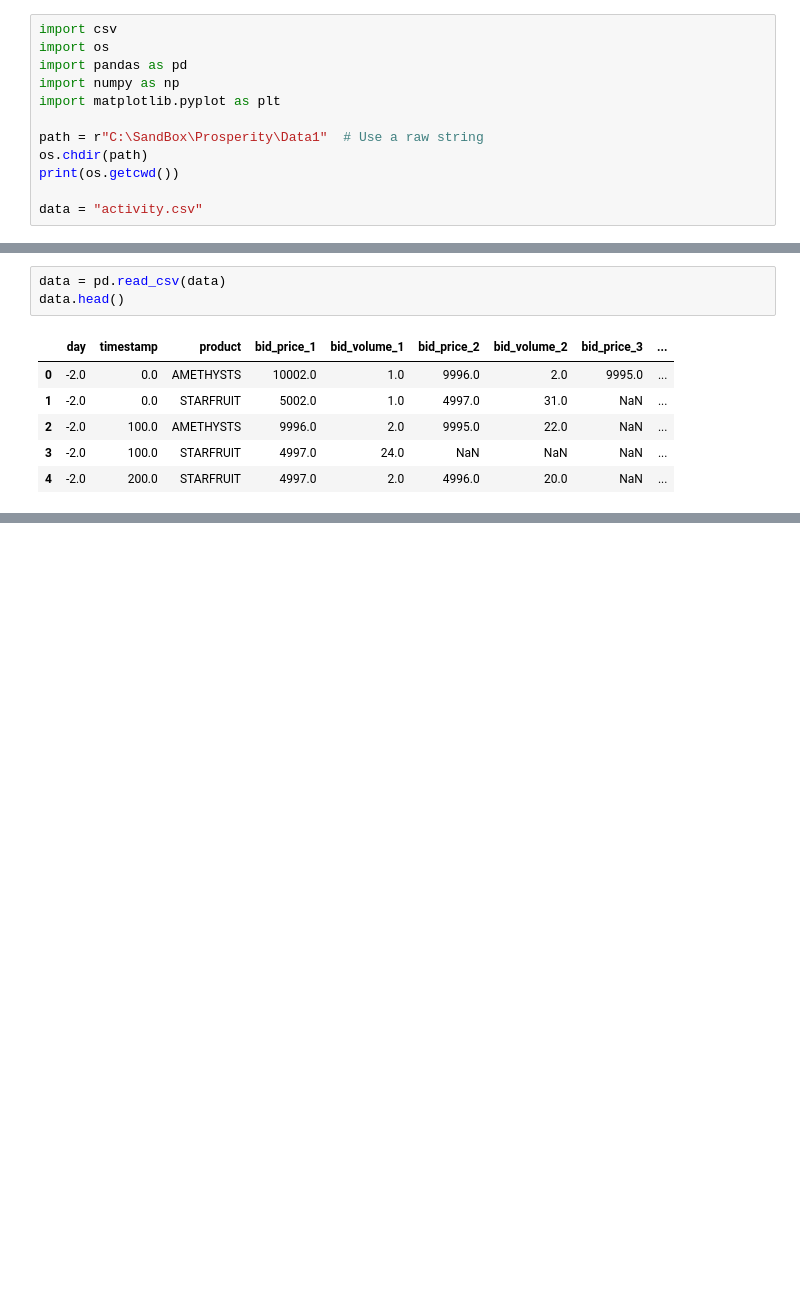
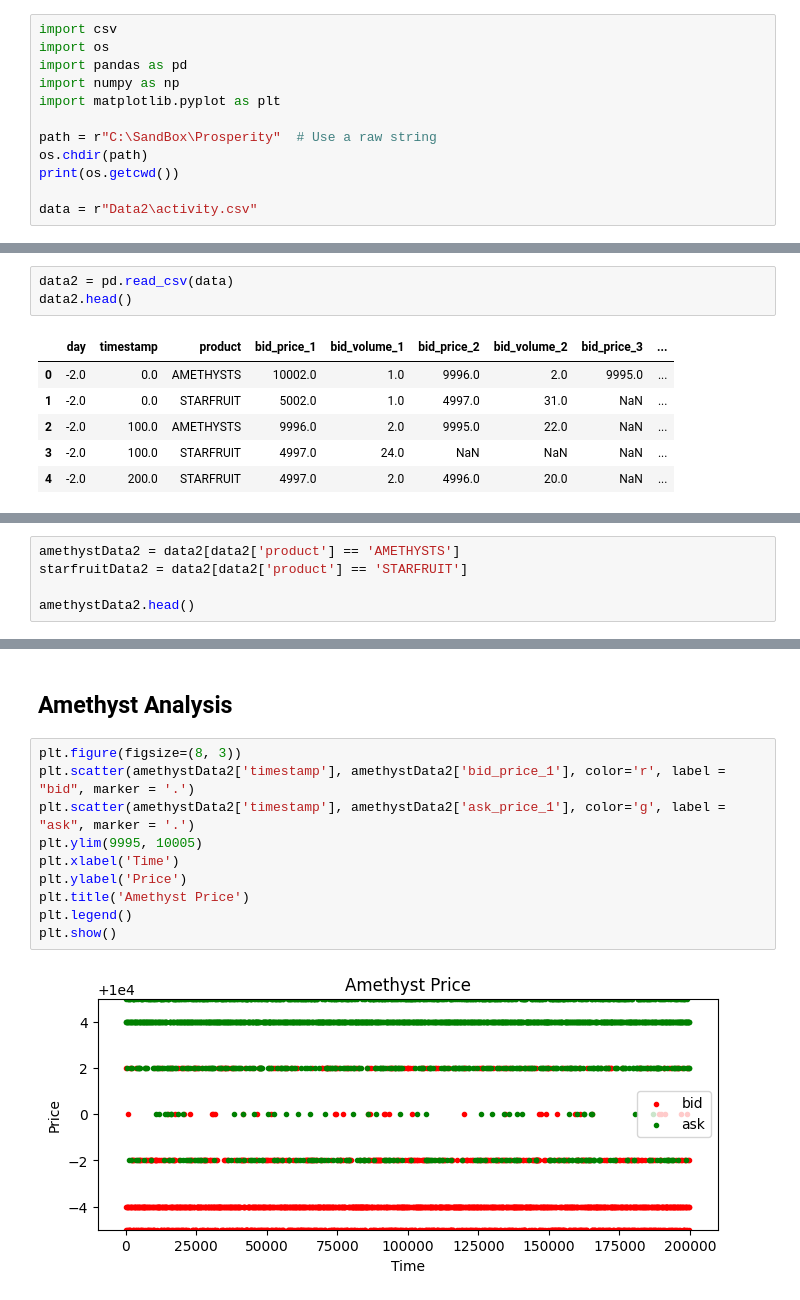
Before and after one commit to dakshox/Prosperity, a Jupyter notebook: activityAnalysis.ipynb, the cells around one changed output, grey strips where cells are left out. Saved outputs shown, nothing was run; the diff lists cells and outputs as text; blank space fills up the shorter version.

Commit message:
activityAnalysis Update

```diff
--- a/activityAnalysis.ipynb
+++ b/activityAnalysis.ipynb
@@ -5,9 +5,9 @@ import pandas as pd
 import numpy as np
 import matplotlib.pyplot as plt
 
-path = r"C:\SandBox\Prosperity\Data1"  # Use a raw string
+path = r"C:\SandBox\Prosperity"  # Use a raw string
 os.chdir(path)
 print(os.getcwd())
 
-data = "activity.csv"
+data = r"Data2\activity.csv"
 # %% [output]
@@ -15,6 +15,6 @@ C:\SandBox\Prosperity\Data1
 # %%
-data = pd.read_csv(data)
-data.head()
+data2 = pd.read_csv(data)
+data2.head()
 # %% [output]
 |  | day | timestamp | product | bid_price_1 | bid_volume_1 | bid_price_2 | bid_volume_2 | bid_price_3 | ... |
 | 0 | -2.0 | 0.0 | AMETHYSTS | 10002.0 | 1.0 | 9996.0 | 2.0 | 9995.0 | ... |
@@ -36,0 +25,5 @@ amethystData.head()
+# %%
+amethystData2 = data2[data2['product'] == 'AMETHYSTS']
+starfruitData2 = data2[data2['product'] == 'STARFRUIT']
+
+amethystData2.head()
@@ -54,3 +54,17 @@ plt.show()
 # %% [output]
 [figure]
 [figure]
+# %% [markdown]
+## Amethyst Analysis
+# %%
+plt.figure(figsize=(8, 3))
+plt.scatter(amethystData2['timestamp'], amethystData2['bid_price_1'], color='r', label = "bid", marker = '.')
+plt.scatter(amethystData2['timestamp'], amethystData2['ask_price_1'], color='g', label = "ask", marker = '.')
+plt.ylim(9995, 10005)
+plt.xlabel('Time')
+plt.ylabel('Price')
+plt.title('Amethyst Price')
+plt.legend()
+plt.show()
+# %% [output]
+[figure, added]
```
Also changed, not shown: parts of 7 cells of this notebook.
